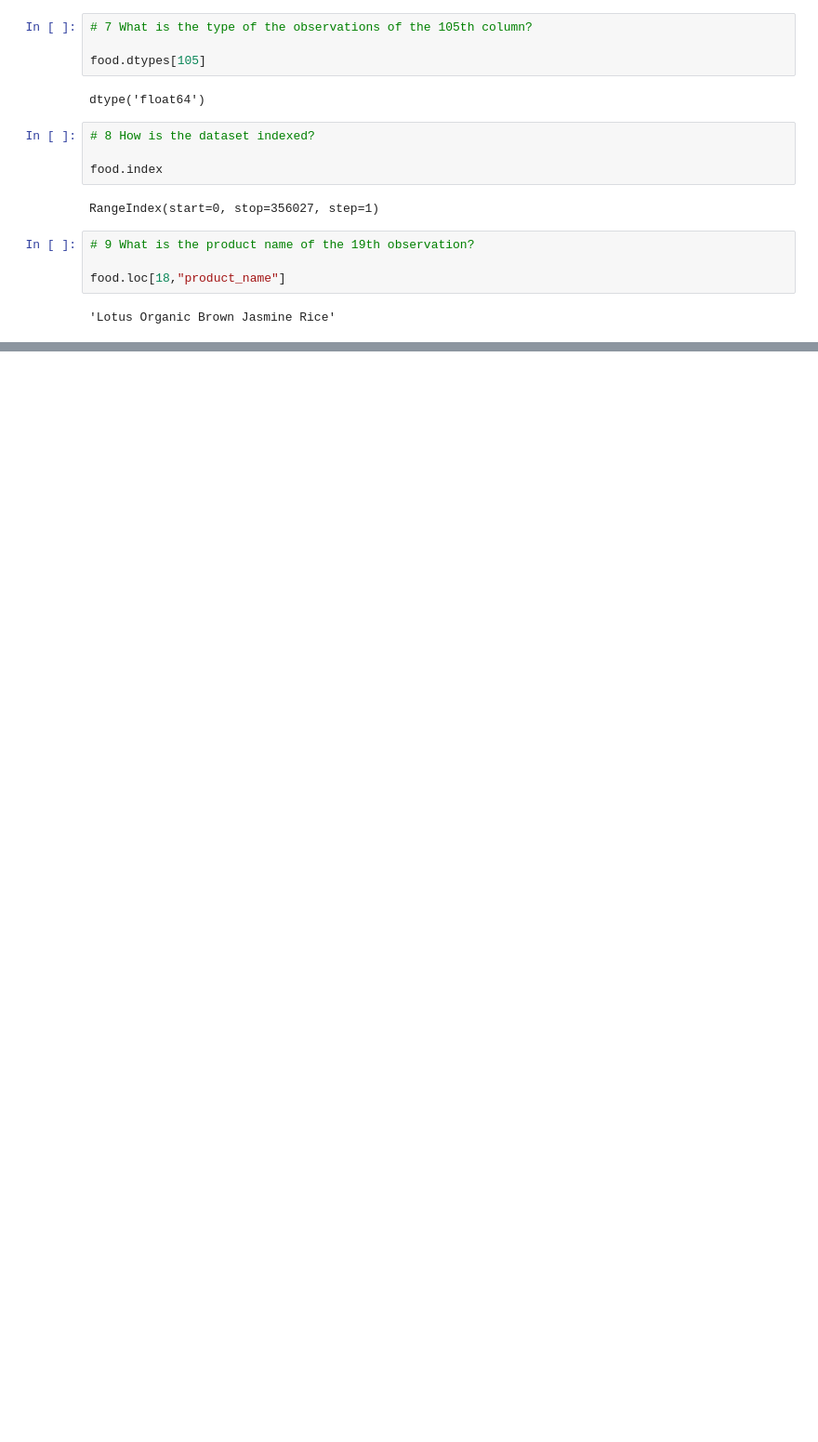
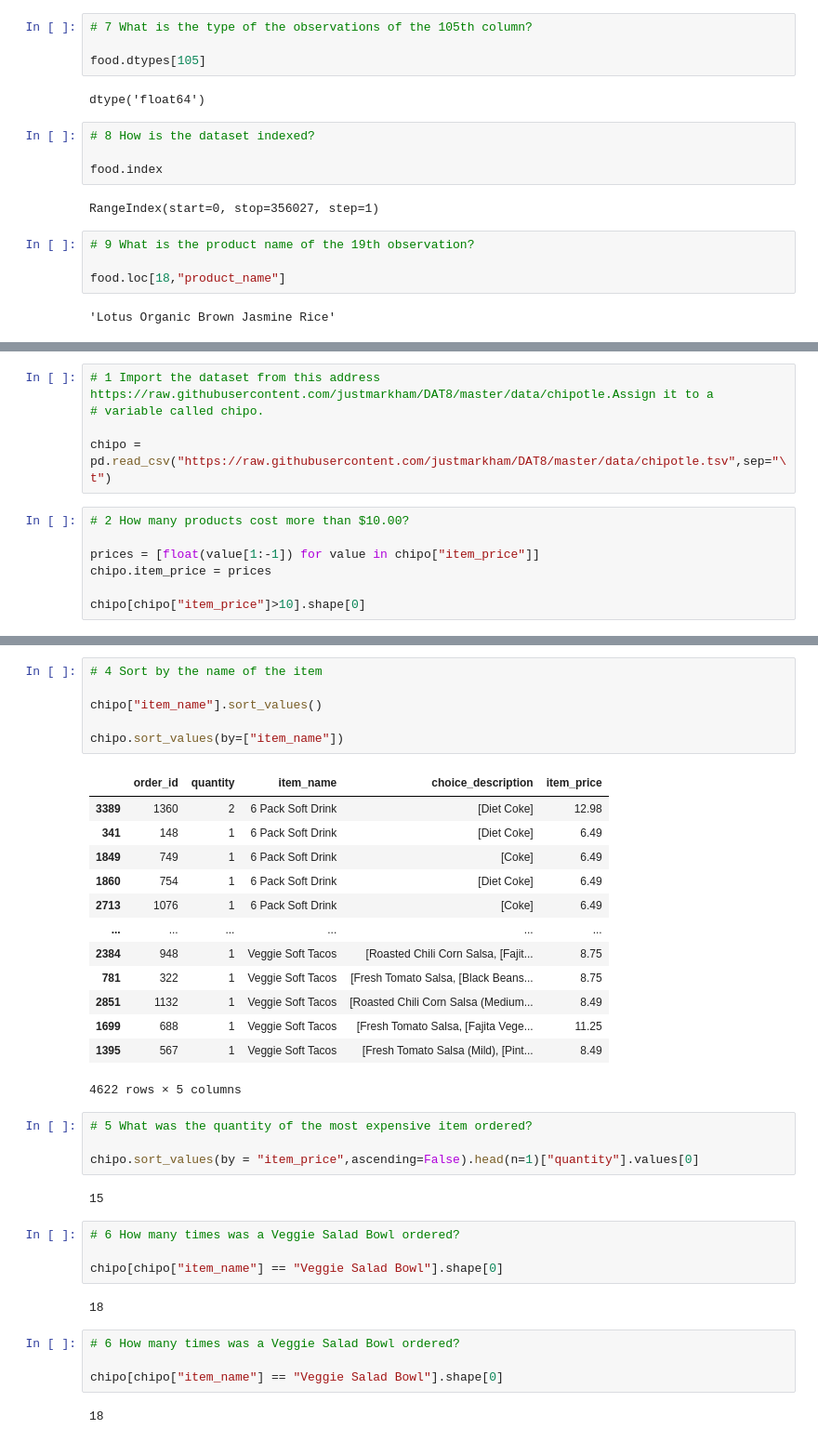
Before and after one commit to suvrat344/DataAnalysis, a Jupyter notebook: Pandas/Pandas.ipynb, the cells around one changed output, grey strips where cells are left out. Shown at 93% size. Cells and saved outputs as stored; diff of their text form; blank space fills up the shorter version.

```diff
--- a/Pandas/Pandas.ipynb
+++ b/Pandas/Pandas.ipynb
@@ -2364,0 +2369,12 @@ food.loc[18,"product_name"]
+# %%
+# 1 Import the dataset from this address https://raw.githubusercontent.com/justmarkham/DAT8/master/data/chipotle.Assign it to a
+# variable called chipo.
+
+chipo = pd.read_csv("https://raw.githubusercontent.com/justmarkham/DAT8/master/data/chipotle.tsv",sep="\t")
+# %%
+# 2 How many products cost more than $10.00?
+
+prices = [float(value[1:-1]) for value in chipo["item_price"]]
+chipo.item_price = prices
+
+chipo[chipo["item_price"]>10].shape[0]
@@ -2364,0 +2403,38 @@ food.loc[18,"product_name"]
+# %%
+# 4 Sort by the name of the item
+
+chipo["item_name"].sort_values()
+
+chipo.sort_values(by=["item_name"])
+# %% [output]
+|  | order_id | quantity | item_name | choice_description | item_price |
+| 3389 | 1360 | 2 | 6 Pack Soft Drink | [Diet Coke] | 12.98 |
+| 341 | 148 | 1 | 6 Pack Soft Drink | [Diet Coke] | 6.49 |
+| 1849 | 749 | 1 | 6 Pack Soft Drink | [Coke] | 6.49 |
+| 1860 | 754 | 1 | 6 Pack Soft Drink | [Diet Coke] | 6.49 |
+| 2713 | 1076 | 1 | 6 Pack Soft Drink | [Coke] | 6.49 |
+| ... | ... | ... | ... | ... | ... |
+| 2384 | 948 | 1 | Veggie Soft Tacos | [Roasted Chili Corn Salsa, [Fajit... | 8.75 |
+| 781 | 322 | 1 | Veggie Soft Tacos | [Fresh Tomato Salsa, [Black Beans... | 8.75 |
+| 2851 | 1132 | 1 | Veggie Soft Tacos | [Roasted Chili Corn Salsa (Medium... | 8.49 |
+| 1699 | 688 | 1 | Veggie Soft Tacos | [Fresh Tomato Salsa, [Fajita Vege... | 11.25 |
+| 1395 | 567 | 1 | Veggie Soft Tacos | [Fresh Tomato Salsa (Mild), [Pint... | 8.49 |
+4622 rows × 5 columns
+# %%
+# 5 What was the quantity of the most expensive item ordered?
+
+chipo.sort_values(by = "item_price",ascending=False).head(n=1)["quantity"].values[0]
+# %% [output]
+15
+# %%
+# 6 How many times was a Veggie Salad Bowl ordered?
+
+chipo[chipo["item_name"] == "Veggie Salad Bowl"].shape[0]
+# %% [output]
+18
+# %%
+# 6 How many times was a Veggie Salad Bowl ordered?
+
+chipo[chipo["item_name"] == "Veggie Salad Bowl"].shape[0]
+# %% [output]
+18
```
Also changed, not shown: parts of 32 cells of this notebook, 1 other file.
